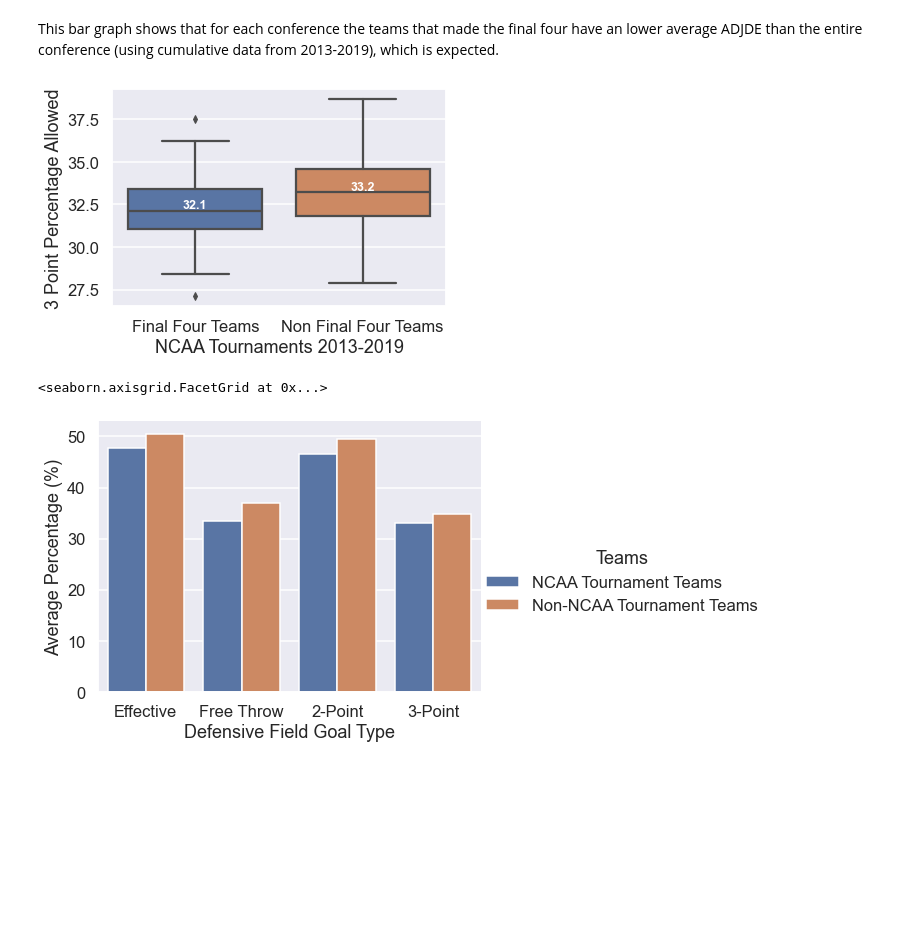
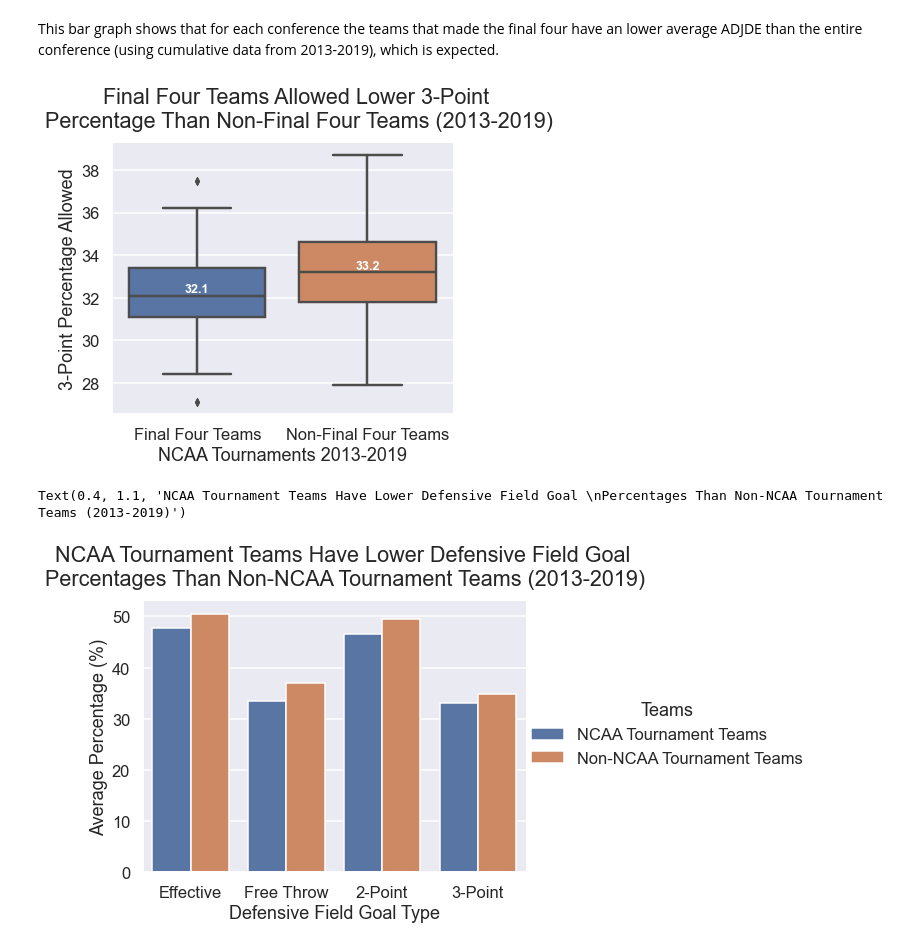
Before and after one commit to nicksteinly/216-Project, a Jupyter notebook: prototype.ipynb, the cells around one changed output. Drawn from its saved outputs; the diff is of its cells as text; code cells hidden in the pictures; blank space fills up the shorter version.

```diff
--- a/prototype.ipynb
+++ b/prototype.ipynb
@@ -138,26 +128,29 @@ This bar graph shows that for each conference the teams that made the final four
 # %%
 # 3P_D BOX PLOT FOR FINAL FOUR TEAMS VS NON FINAL FOUR TEAMS
 # 3P_D: Three-Point Shooting Percentage Allowed
 
 import warnings
 warnings.filterwarnings('ignore')
 
 final_fours_cbb = pd.DataFrame()
 cbb_copy = cbb.dropna()
 final_fours_cbb = cbb_copy
-final_fours_cbb['3 Point Percentage Allowed'] = cbb_copy['3P_D']
+final_fours_cbb['3-Point Percentage Allowed'] = cbb_copy['3P_D']
 # creates new column of either of the two values based on condition
-final_fours_cbb['NCAA Tournaments 2013-2019'] = np.where((cbb_copy['POSTSEASON']=='Champions') | (cbb_copy['POSTSEASON']=='2ND') | (cbb_copy['POSTSEASON']=='F4'),'Final Four Teams','Non Final Four Teams')
+final_fours_cbb['NCAA Tournaments 2013-2019'] = np.where((cbb_copy['POSTSEASON']=='Champions') | (cbb_copy['POSTSEASON']=='2ND') | (cbb_copy['POSTSEASON']=='F4'),'Final Four Teams','Non-Final Four Teams')
 
 # Source: https://stackoverflow.com/questions/38649501/labeling-boxplot-in-seaborn-with-median-value
-box_plot = sns.boxplot(y='3 Point Percentage Allowed', x='NCAA Tournaments 2013-2019', data=final_fours_cbb)
+box_plot = sns.catplot(y='3-Point Percentage Allowed', x='NCAA Tournaments 2013-2019', kind='box',data=final_fours_cbb, aspect=1.2)
+box_plot2 = sns.boxplot(y='3-Point Percentage Allowed', x='NCAA Tournaments 2013-2019',data=final_fours_cbb)
+box_plot.fig.suptitle("""Final Four Teams Allowed Lower 3-Point
+Percentage Than Non-Final Four Teams (2013-2019)""",x=0.6,y=1.1)
 
-medians = final_fours_cbb.groupby(['NCAA Tournaments 2013-2019'])['3 Point Percentage Allowed'].median()
-vertical_offset = final_fours_cbb['3 Point Percentage Allowed'].median() * 0.005 # offset from median for display
-for xtick in box_plot.get_xticks():
-    box_plot.text(xtick,medians[xtick] + vertical_offset,medians[xtick], horizontalalignment='center',size='x-small',color='w',weight='semibold')
+medians = final_fours_cbb.groupby(['NCAA Tournaments 2013-2019'])['3-Point Percentage Allowed'].median()
+vertical_offset = final_fours_cbb['3-Point Percentage Allowed'].median() * 0.005 # offset from median for display
+for x in box_plot2.get_xticks():
+    box_plot2.text(x,medians[x] + vertical_offset,medians[x], horizontalalignment='center',size='x-small',color='w',weight='bold')
 # %% [output]
-[figure, old version]
+[figure, new version]
 # %%
 # COMPARISON OF EFG_D FOR TEAMS THAT MADE NCAA TOURNAMENT AGAINST TEAMS THAT DID NOT
 # EFG_D: Effective Field Goal Percentage Allowed
@@ -177,10 +170,12 @@ ncaa = {'Defensive Field Goal Type': ['Effective','Free Throw','2-Point','3-Poin
 nonncaa_fg = pd.DataFrame(nonncaa)
 ncaa_fg = pd.DataFrame(ncaa)
 
-sns.catplot(y='Average Percentage (%)', x='Defensive Field Goal Type', hue="Teams",kind="bar",data=ncaa_fg, aspect = 1.4)
+pl = sns.catplot(y='Average Percentage (%)', x='Defensive Field Goal Type', hue="Teams",kind="bar",data=ncaa_fg, aspect = 1.4)
+pl.fig.suptitle("""NCAA Tournament Teams Had Lower Defensive Field Goal
+Percentages Than Non-NCAA Tournament Teams (2013-2019)""",x=0.4,y=1.1)
 # %% [output]
-<seaborn.axisgrid.FacetGrid at 0x...>
+Text(0.4, 1.1, 'NCAA Tournament Teams Have Lower Defensive Field Goal \nPercentages Than Non-NCAA Tournament Teams (2013-2019)')
-[figure, old version]
+[figure, new version]
 # %%
 
 #with pd.option_context('display.max_rows', None, 'display.max_columns', None):  # more options can be specified also
```
Also changed, not shown: parts of 2 cells of this notebook.
